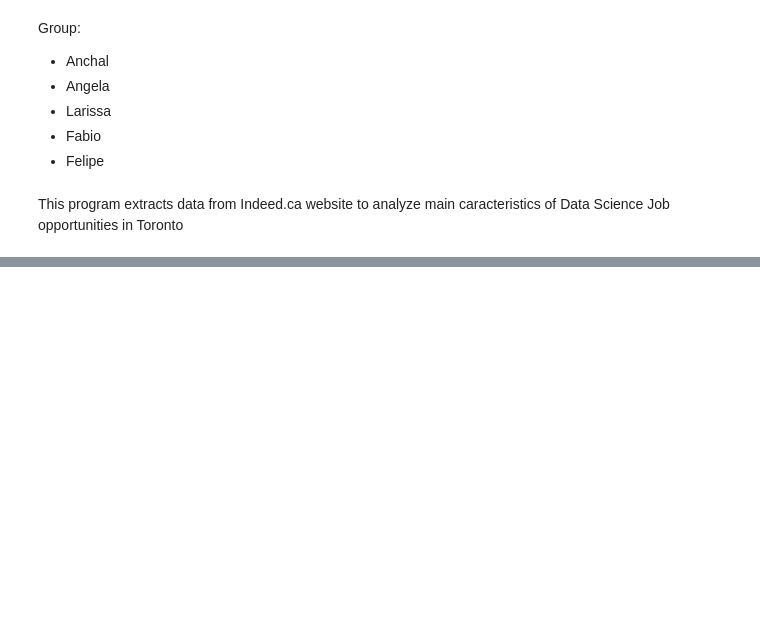
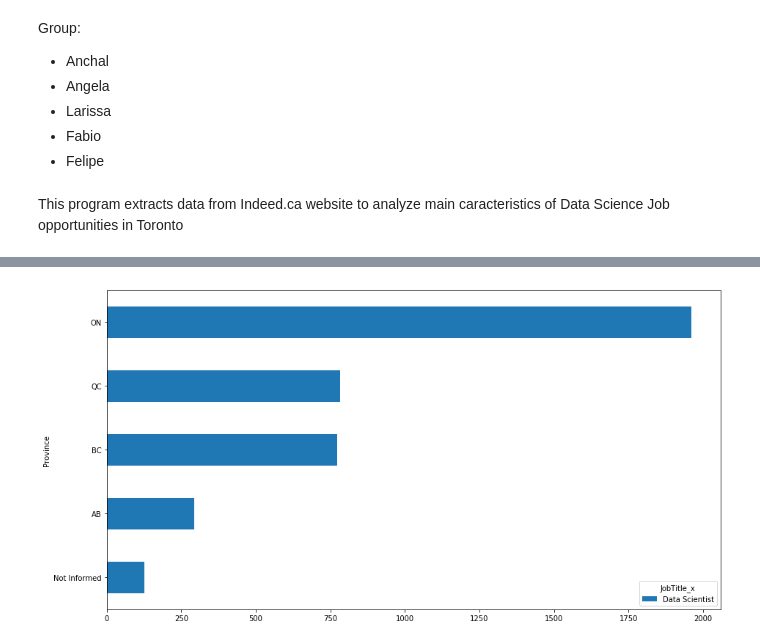
Before and after one commit to lararm/DataScience, a Jupyter notebook: FinalProject/Data Science Jobs Analyze - complete version.ipynb, the cells around one changed output, grey strips where cells are left out. Cells and saved outputs as stored; diff of their text form; code cells hidden in the pictures; blank space fills up the shorter version.

```diff
--- a/FinalProject/Data Science Jobs Analyze - complete version.ipynb
+++ b/FinalProject/Data Science Jobs Analyze - complete version.ipynb
@@ -290,0 +307,5 @@ df_jobs = df_jobs[['Province', 'City', 'Job_ID', 'JobTitle_x', 'Position',  'Com
+# %%
+# Provinces by Job
+Jobs_Province = pd.crosstab(df_jobs['Province'],df_jobs['JobTitle_x'])
+Jobs_Province = Jobs_Province.sort_values('Data Scientist',ascending=False)
+Jobs_Province
@@ -290,0 +328,9 @@ df_jobs = df_jobs[['Province', 'City', 'Job_ID', 'JobTitle_x', 'Position',  'Com
+# %%
+# Plotting the Provinces by Job
+
+Jobs_Province_Plot = Jobs_Province.head(5)
+Jobs_Province_Plot = Jobs_Province_Plot.sort_values('Data Scientist',ascending=True)
+# Jobs_Province_Plot.plot(kind='barh', figsize=(10, 7))
+Jobs_Province_Plot.plot(kind='barh', stacked=False, rot = 0, figsize=(15, 8));
+# %% [output]
+[figure, added]
```
Also changed, not shown: parts of 11 cells of this notebook.
